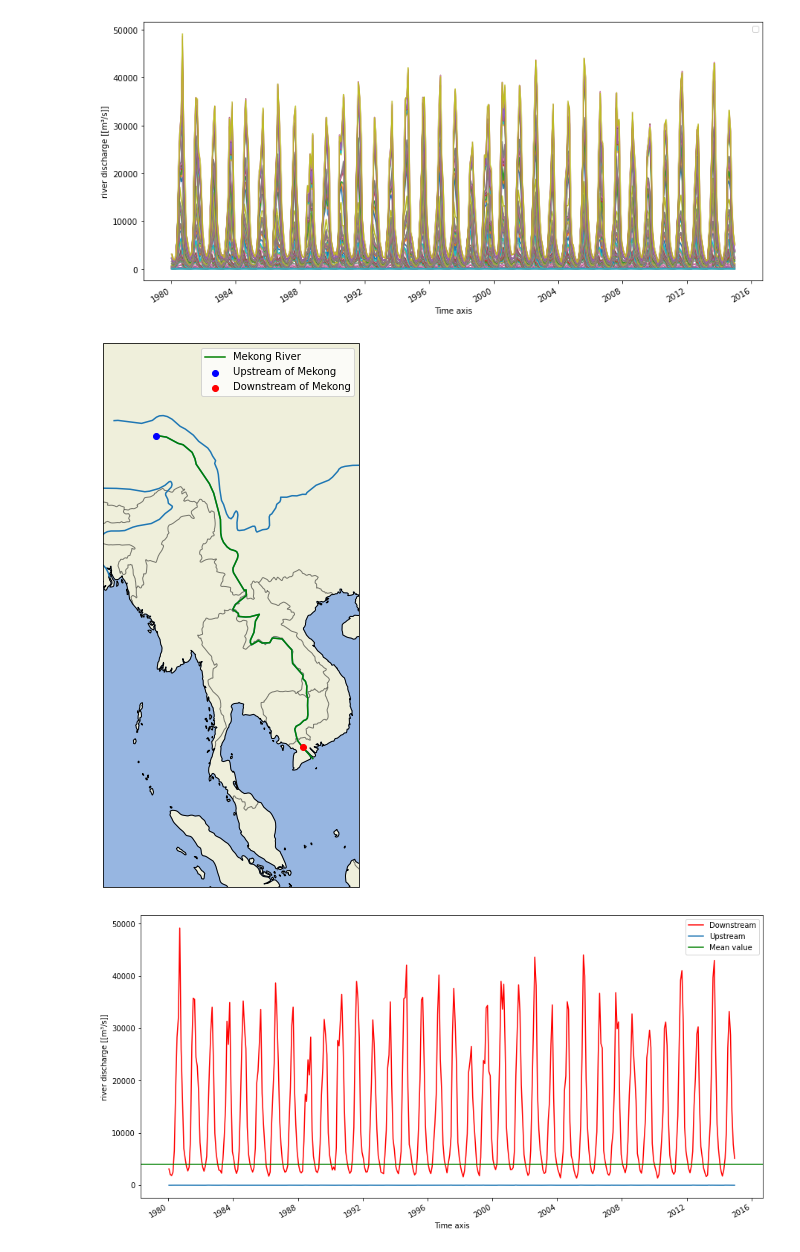
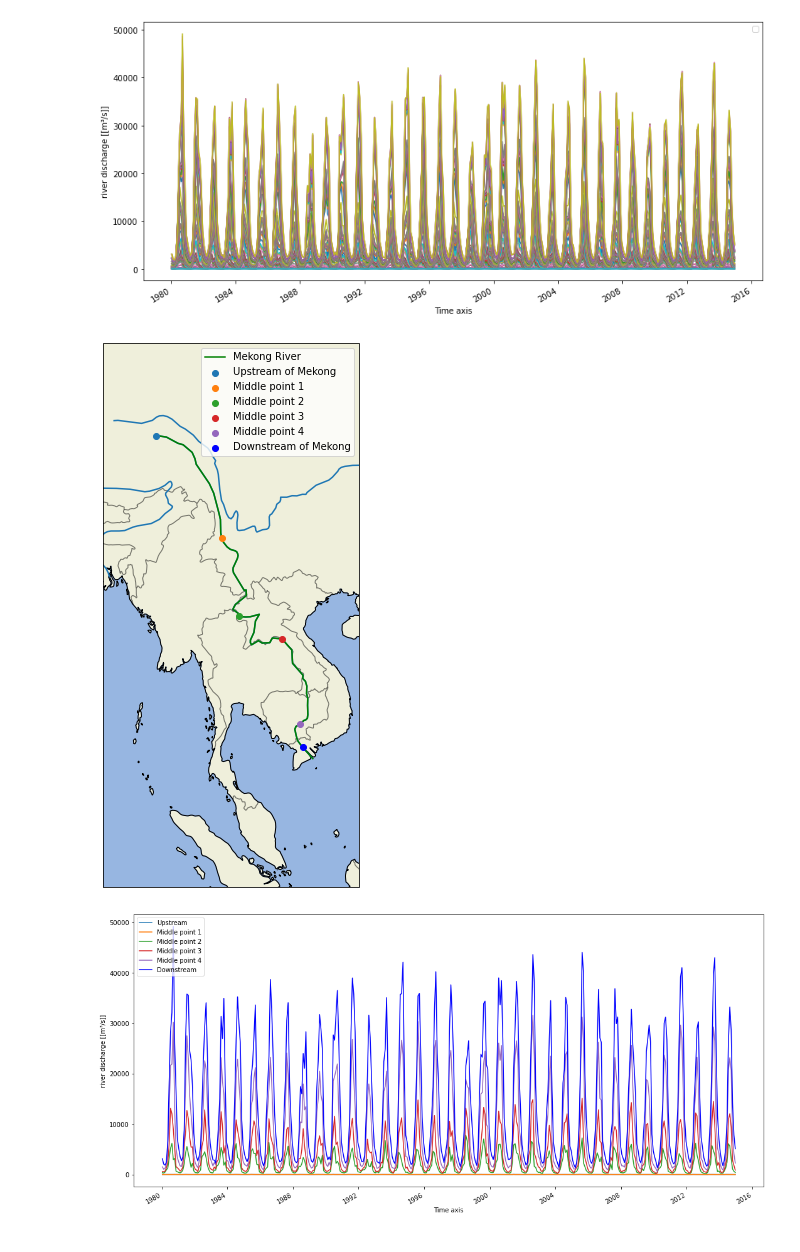
Before and after one commit to touldimos/Earth2Observe, a Jupyter notebook: e2o_discharge.ipynb, the cells around one changed output. Saved outputs shown, nothing was run; the diff lists cells and outputs as text; code cells hidden in the pictures.

```diff
--- a/e2o_discharge.ipynb
+++ b/e2o_discharge.ipynb
@@ -93,26 +93,44 @@ plt.legend([]);
 # %%
 plt.figure(figsize = (10, 10))
 ax = plt.axes(projection=cartopy.crs.PlateCarree())
 ax.add_feature(cartopy.feature.LAND)
 ax.add_feature(cartopy.feature.OCEAN)
 ax.add_feature(cartopy.feature.COASTLINE)
 ax.add_feature(cartopy.feature.BORDERS, linestyle='-', alpha=.5)
 gdf.plot(ax=ax, transform=ccrs.PlateCarree())
-plt.scatter(xs[0], ys[0], color = 'blue', zorder = 10, label = 'Upstream of Mekong')
-plt.scatter(xs[-2], ys[-2], color = 'red', zorder = 10, label = 'Downstream of Mekong')
+plt.scatter(xs[0], ys[0], zorder = 10, label = 'Upstream of Mekong')
+# plt.scatter(xs[7], ys[7], zorder = 10, label = 'Middle point 1')
+plt.scatter(xs[14], ys[14], zorder = 10, label = 'Middle point 1')
+# plt.scatter(xs[28], ys[28], zorder = 10, label = 'Middle point 3')
+plt.scatter(xs[35], ys[35], zorder = 10, label = 'Middle point 2')
+# plt.scatter(xs[42], ys[42], zorder = 10, label = 'Middle point 5')
+plt.scatter(xs[49], ys[49], zorder = 10, label = 'Middle point 3')
+# plt.scatter(xs[56], ys[56], zorder = 10, label = 'Middle point 7')
+plt.scatter(xs[63], ys[63], zorder = 10, label = 'Middle point 4')
+plt.scatter(xs[-2], ys[-2], zorder = 10, label = 'Downstream of Mekong', color = 'blue')
+
 plt.plot(coords['x'], coords['y'], color = 'green', zorder = 9, label = 'Mekong River')
 plt.legend()
 ax.set_extent([90, 110, 0, 40])
 
-plt.figure(figsize = (15, 7))
-ds_sel[-2].plot(label = 'Downstream', color = 'red')
+plt.figure(figsize = (18, 8))
+
 ds_sel[0].plot(label = 'Upstream')
-plt.axhline(ds_sel.mean(), color = 'green', label = 'Mean value')
-plt.title("")
+# ds_sel[7].plot(label = 'Middle point 1')
+ds_sel[14].plot(label = 'Middle point 1')
+# ds_sel[21].plot(label = 'Middle point 3')
+ds_sel[28].plot(label = 'Middle point 2')
+# ds_sel[35].plot(label = 'Middle point 5')
+ds_sel[42].plot(label = 'Middle point 3')
+# ds_sel[49].plot(label = 'Middle point 7')
+ds_sel[56].plot(label = 'Middle point 4')
+ds_sel[-2].plot(label = 'Downstream', color = 'blue')
+# plt.plot([ds_sel.mean(), ds_sel.mean()], [1980, 2015], color = 'green', label = 'Mean value')
+plt.title("");
 plt.legend();
 # %% [output]
-[figure, old version]
+[figure, new version]
-[figure, old version]
+[figure, new version]
 # %%
 for n in range(len(ds_sel)):
     fn_out = r'out\timeseries_{:02d}.csv'.format(n + 1)
```
